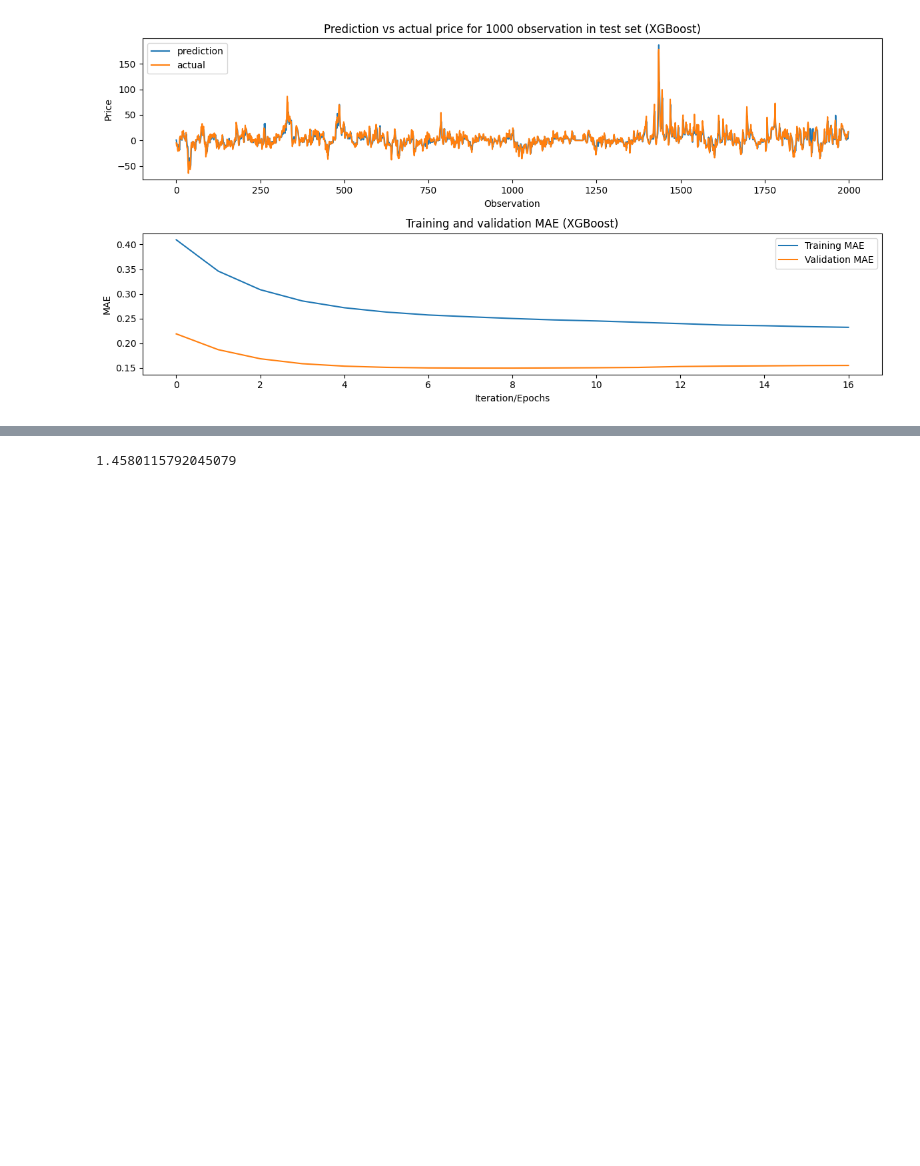
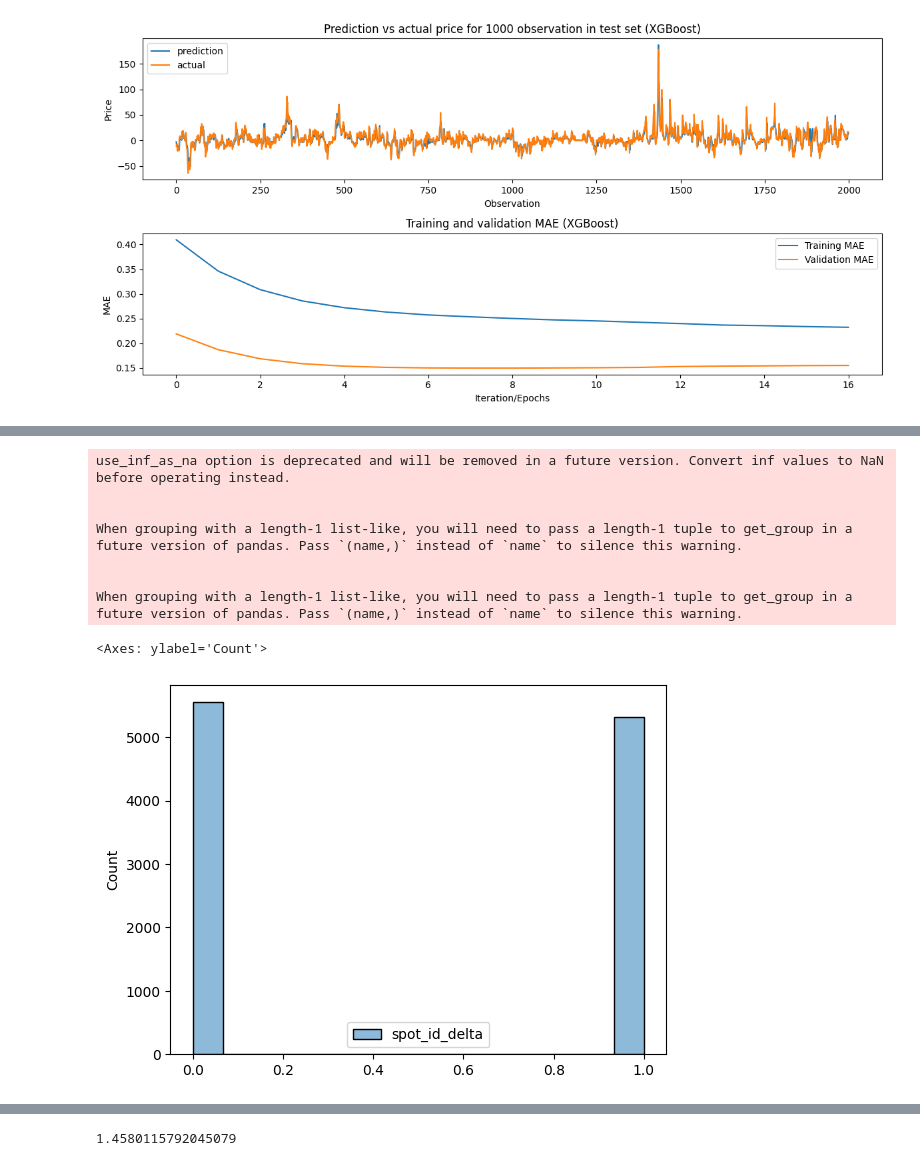
Before and after one commit to nour-m-bouayed/data_challenge_elmy, a Jupyter notebook: notebooks/data-challenge-elmy.ipynb, the cells around one changed output, grey strips where cells are left out. Cells and saved outputs as stored; diff of their text form; code cells hidden in the pictures; blank space fills up the shorter version.

```diff
--- a/notebooks/data-challenge-elmy.ipynb
+++ b/notebooks/data-challenge-elmy.ipynb
@@ -868,0 +855,36 @@ On test set
+# %%
+binary = True
+hist_size = 2
+X = x_train_we
+y = y_train_resampled[["spot_id_delta"]]
+y_cls = y.copy()
+
+if not binary:
+    bins = [-np.inf, -72, -38, 0, 38, 72, np.inf]
+    for i in range(y.shape[0]):
+        if y.iloc[i,0] <= bins[1]:
+            y_cls.iloc[i,0] = 0
+        elif y.iloc[i,0] <= bins[2]:
+            y_cls.iloc[i,0] = 1
+        elif y.iloc[i,0] <= bins[3]:
+            y_cls.iloc[i,0] = 2
+        elif y.iloc[i,0] <= bins[4]:
+            y_cls.iloc[i,0] = 3
+        elif y.iloc[i,0] <= bins[5]:
+            y_cls.iloc[i,0] = 4
+        else:
+            y_cls.iloc[i,0] = 5
+else:
+    y_cls = (y>0).astype(int)
+# %%
+sns.histplot(y_cls)
+# %% [output]
+use_inf_as_na option is deprecated and will be removed in a future version. Convert inf values to NaN before operating instead.
+
+
+When grouping with a length-1 list-like, you will need to pass a length-1 tuple to get_group in a future version of pandas. Pass `(name,)` instead of `name` to silence this warning.
+
+
+When grouping with a length-1 list-like, you will need to pass a length-1 tuple to get_group in a future version of pandas. Pass `(name,)` instead of `name` to silence this warning.
+<Axes: ylabel='Count'>
+[figure, added]
```
Also changed, not shown: parts of 98 cells of this notebook, 1 other file.
